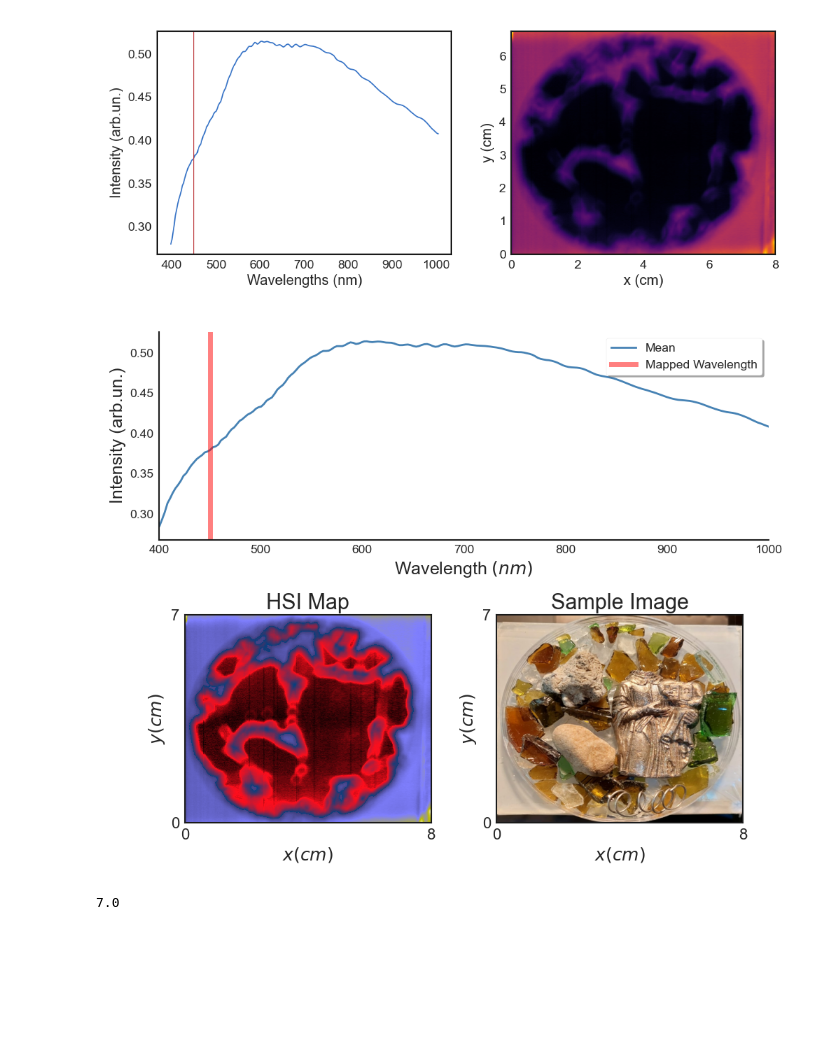
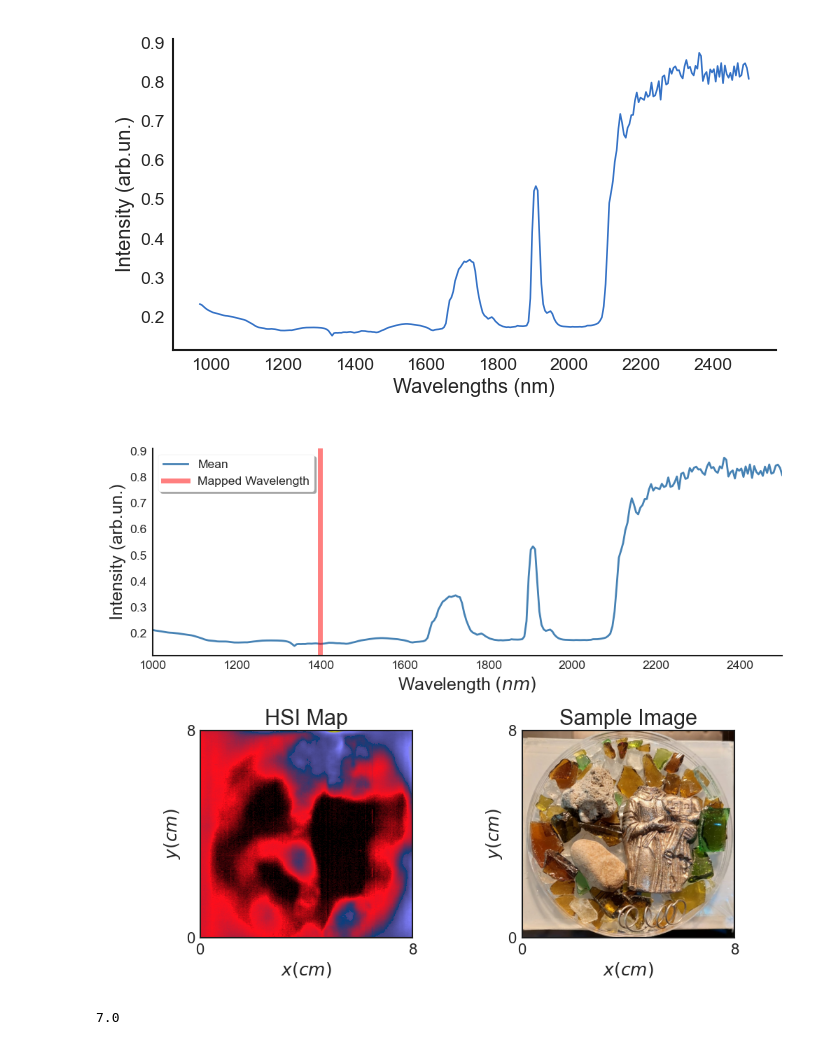
Before and after one commit to tomasjmlopes/Spectral_repo, a Jupyter notebook: Hyperspectral_glass/preliminary_transmitance_hispex.ipynb, the cells around one changed output. Drawn from its saved outputs; the diff is of its cells as text; code cells hidden in the pictures; blank space fills up the shorter version.

```diff
--- a/Hyperspectral_glass/preliminary_transmitance_hispex.ipynb
+++ b/Hyperspectral_glass/preliminary_transmitance_hispex.ipynb
@@ -10,46 +10,45 @@ find_index = lambda x, wvls: np.argmin(np.abs(wvls - x), axis = 0)
 # %%
 sample_image = io.imread(r'D:/Data/Data_HSI/CRAS/Sample_Images/s_antonio_image.jpeg')
 # %%
-fpath = r'D:/Data/Data_HSI/CRAS/Specim/Transmitancia/'
-fpath = r'D:/Data/Data_HSI/CRAS/Specim/Transmitancia/'
-fname_ref = r'5 - Santo Antonio/conversion_output/post_processing/2024-02-28T11_46_35+0000_dark_current_compensation_radiometric_correction'
-fnam_white = r'1- Reference White/conversion_output/post_processing/2024-02-28T11_36_19+0000_dark_current_compensation_radiometric_correction'
+fpath = r'D:/Data/Data_HSI/CRAS/HySpex/Transmitancia/'
+fname_ref = r'Santo Antonio/Santo Antonio_01_Mjolnir_S620_SN7087_raw_rad_keystone_smile_float32'
+fnam_white = r'Reference White/Reference White_01_Mjolnir_S620_SN7087_raw_rad_keystone_smile_float32'
 # %%
 data_ref = envi.open(fpath + fname_ref + '.hdr', fpath + fname_ref + '.img')
 data_white = envi.open(fpath + fnam_white + '.hdr', fpath + fnam_white + '.img')
-data_nparr = np.array(data_ref.load())
-data_white = np.array(data_white.load())[125:580, :, :].mean(axis = 0)
+data_nparr = np.array(data_ref.load())[520:1300, 40:300]
+data_white = np.array(data_white.load())[500:1100, 100:300, :].mean(axis = (0, 1))
 # %%
 corrected_nparr = data_nparr/data_white
 bands = np.array(data_ref.bands.centers)
 # %%
-specim_fps = 1/(15e-3)
+specim_fps = 1/(10e-3)
 stage_speed = 10e-3
 # %%
-data_reg = corrected_nparr[220:670, 245:515]
+data_reg = corrected_nparr#[220:670, 245:515]
 y_size = data_reg.shape[0]/specim_fps*stage_speed * 1e2 #cm
 x_size = 0.08 * 1e2 #cm
 # %%
-fig, ax = subplots(1, 2, figsize = (10, 4))
+fig, ax = subplots(1, 1, figsize = (10, 4))
 
-wl = 450 #450
+wl = 1900 #450
 
 axs = ax[0]
 axs.plot(bands, data_reg.mean(axis = (0, 1)))
 axs.axvline(wl, color = 'r')
 axs.set_xlabel('Wavelengths (nm)')
 axs.set_ylabel('Intensity (arb.un.)')
 axs.grid(False)
 
 axs = ax[1]
-axs.imshow(data_reg[:, :, find_index(wl, bands)][::, ::-1], cmap = 'inferno', extent = (0, x_size, 0, y_size))
+axs.imshow(data_reg[::, ::-1, find_index(wl, bands)], cmap = 'gist_stern', extent = (0, x_size, 0, y_size))
 axs.grid(False)
 axs.set_xlabel('x (cm)')
 axs.set_ylabel('y (cm)')
 
 fig.tight_layout()
 # %% [output]
-[figure, old version]
+[figure, new version]
 # %%
 from matplotlib import gridspec
 
@@ -69,10 +68,10 @@ ax3 = fig.add_subplot(gs[1, 1])
 axs = ax1
 # axs.set_title('Mean VIR-NIR HSI Transmittance Signal', fontsize = 22)
 axs.plot(bands, data_reg.mean(axis = (0, 1)), lw = 2, ls = '-', color = 'steelblue', label = 'Mean')
-axs.set_xlim(400, 1000)
+axs.set_xlim(1000, 2500)
 axs.spines[['right', 'top']].set_visible(False)
 
-wn = 450
+wn = 1400#1336#1100
 wv = find_index(wn, bands)
 line = axs.axvline(wn, lw = '5', alpha = 0.5, color = 'red', label = 'Mapped Wavelength')
 axs.set_xlabel(r'Wavelength $(nm)$', fontsize = 18)
@@ -85,7 +84,7 @@ axs.set_title('HSI Map', fontsize = 22)
 # axs.imshow(image_var, extent = (0, 90, 0, 80))
 # axs.imshow(spectrum[:, :, wn], cmap = my_cmap, extent = (0, 90, 0, 80), interpolation = 'gaussian')
 
-axs.imshow(data_reg[:, :, find_index(wn, bands)][::, ::-1], cmap = 'gist_stern', extent = (0, x_size, 0, y_size))
+axs.imshow(data_reg[:, :, find_index(wn, bands)], cmap = 'gist_stern', extent = (0, x_size, 0, y_size))
 axs.set_xlabel(r'$x(cm)$', fontsize = 18)
 axs.set_ylabel(r'$y(cm)$', fontsize = 18)
 axs.set_xticks([0, x_size])
@@ -105,22 +104,10 @@ axs.set_yticks([0, y_size])
 axs.set_yticklabels([0, int(np.round(y_size))], fontsize = 16)
 axs.grid(False)
 
-# axin = ax1.inset_axes([0.07, 0.5, 0.2, 0.32])
-# axin.set_title(elem[i])
-# axin.plot(wavelengths[wv-15:wv+18], np.mean(spectrum[:, :, wv-15:wv+18], axis = (0, 1)), color = 'steelblue', lw = 2)
-# axin.fill_between(wavelengths[wv-5:wv+5], 0, np.mean(spectrum[:, :, wv-5:wv+5], axis = (0, 1)), color = 'steelblue', alpha = 0.2)
-# axin.set_ylim(np.min(np.mean(spectrum[:, :, wv-15:wv+18], axis = (0, 1)))-10, np.max(np.mean(spectrum[:, :, wv-15:wv+18], axis = (0, 1))) + 10)
-# axin.set_xticks([wn])
-# axin.set_yticks([np.round(np.max(np.mean(spectrum[:, :, wv-15:wv+18], axis = (0, 1))), 0)])
-# axin.set_xticklabels([np.round(wn, 2)], fontsize = 12)
-# axin.grid(False)
-# setp(list(axin.spines.values()), linewidth = 1.2, edgecolor = 'black')
-# mark_inset(ax1, axin, loc1 = 3, loc2 = 4, fc = "none", ec = "0")
-
 fig.tight_layout()
-savefig('green.jpg', dpi = 300, bbox_inches = 'tight')
+# savefig('hyspex_1900.jpg', dpi = 300, bbox_inches = 'tight')
 # %% [output]
-[figure, old version]
+[figure, new version]
 # %%
 np.round(y_size)
 # %% [output]
```
Also changed, not shown: 4 other files.
